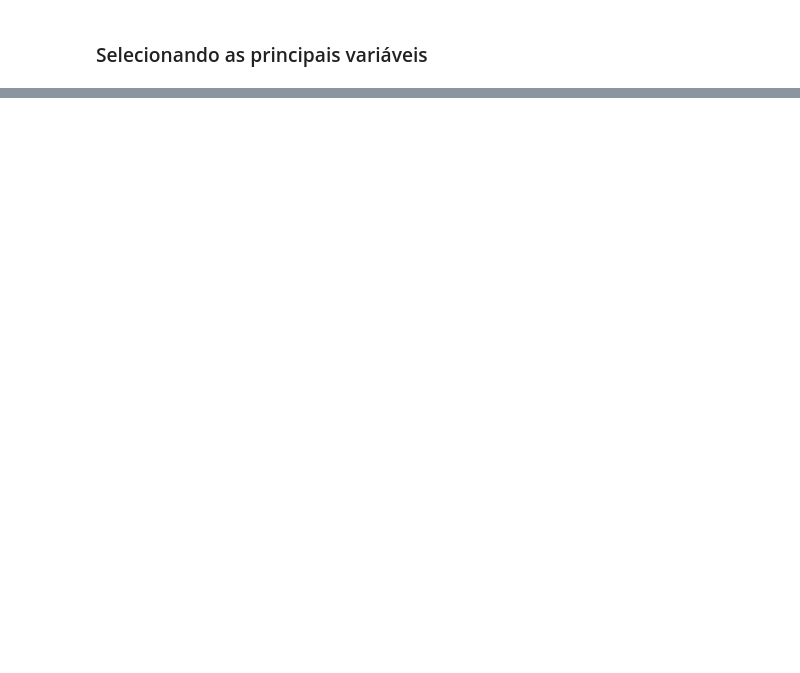
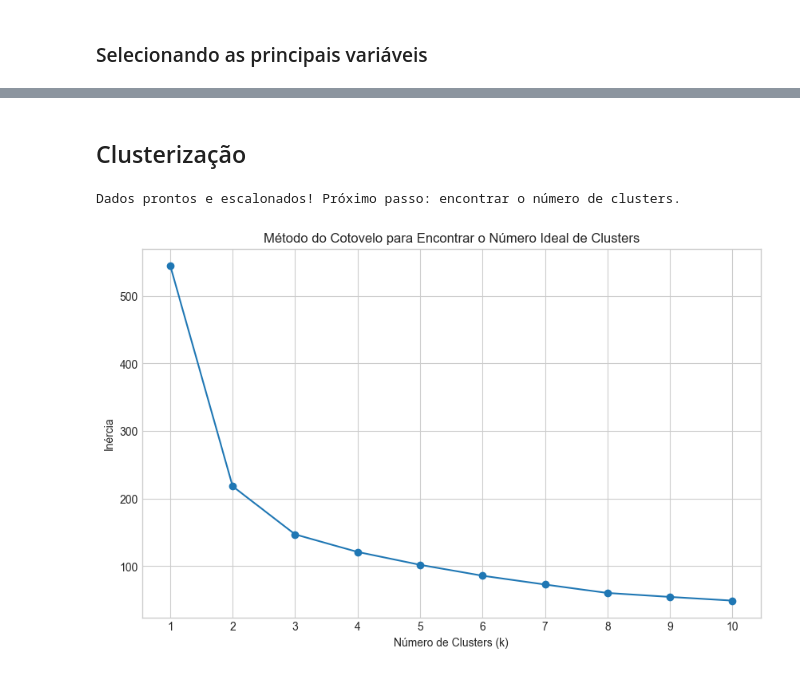
Before and after one commit to joaomts/-strava_analytics, a Jupyter notebook: analises_provas.ipynb, the cells around one changed output, grey strips where cells are left out. Drawn from its saved outputs; the diff is of its cells as text; code cells hidden in the pictures; blank space fills up the shorter version.

Commit message:
Inicio analise Cluster

```diff
--- a/analises_provas.ipynb
+++ b/analises_provas.ipynb
@@ -2161,3 +2164,49 @@ df_selecionado.head(10)
 | 7 | André Mapa | Homens | 35 a 44 | Não informado | 16040 | 458.285714 | 255.365548 | ... |
 | 8 | Arnaldo Junio Rocha Pinho | Homens | 25 a 34 | 75 a 84 kg | 17569 | 488.027778 | 229.832422 | ... |
 | 9 | Arnaldo 🇧🇷 Lamounier Junior | Homens | 45 a 54 | 65 a 74 kg | 24522 | 721.235294 | 433.609869 | ... |
+# %% [markdown]
+## Clusterização
+# %%
+features_para_cluster = [
+    "Tempo_Final_seg",
+    "diff_relativa_segunda_primeira_parte",
+    "Variabilidade_Ritmo_std",
+    "Ritmo_Medio_SUBIDA",
+    "Ritmo_Medio_DESCIDA",
+]
+
+# Criando um novo DataFrame apenas com as features selecionadas e sem dados faltantes
+df_cluster = df_selecionado[features_para_cluster].dropna()
+
+# Guardando os nomes dos atletas (o índice) para usarmos depois
+nomes_atletas = df_cluster.index
+
+# --- 2. ESCALONAMENTO DOS DADOS (PASSO OBRIGATÓRIO) ---
+# Todas as variáveis precisam estar na mesma escala de importância
+scaler = StandardScaler()
+dados_escalonados = scaler.fit_transform(df_cluster)
+
+print("Dados prontos e escalonados! Próximo passo: encontrar o número de clusters.")
+# %% [output]
+Dados prontos e escalonados! Próximo passo: encontrar o número de clusters.
+# %%
+# --- 3. MÉTODO DO COTOVELO ---
+inercia = []
+range_clusters = range(1, 11)  # Vamos testar de 1 a 10 clusters
+
+for k in range_clusters:
+    kmeans = KMeans(n_clusters=k, random_state=42, n_init=10)
+    kmeans.fit(dados_escalonados)
+    inercia.append(kmeans.inertia_)
+
+# Plotando o gráfico do cotovelo
+plt.figure(figsize=(10, 6))
+plt.plot(range_clusters, inercia, marker="o")
+plt.title("Método do Cotovelo para Encontrar o Número Ideal de Clusters")
+plt.xlabel("Número de Clusters (k)")
+plt.ylabel("Inércia")
+plt.xticks(range_clusters)
+plt.grid(True)
+plt.show()
+# %% [output]
+[figure, added]
```
Also changed, not shown: parts of 7 cells of this notebook, 2 other files.
